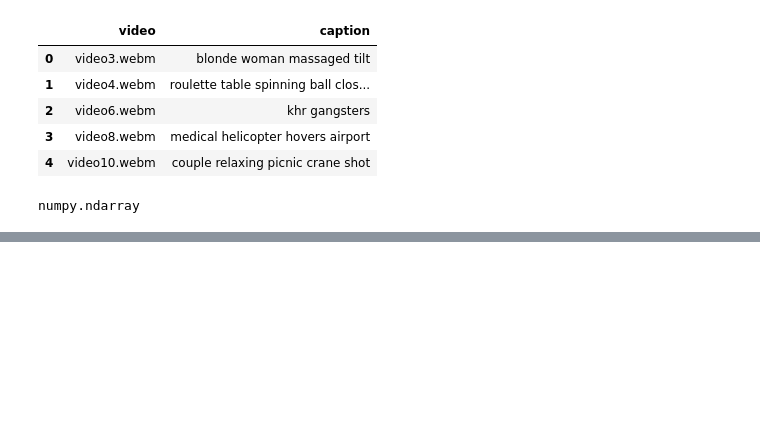
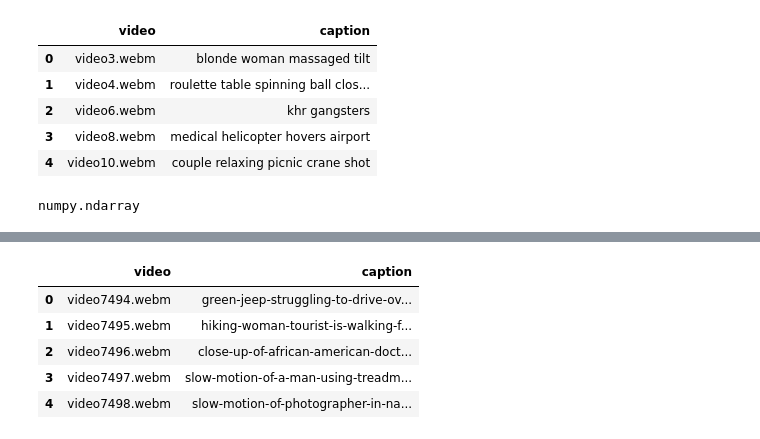
Before and after one commit to vinodkmani/pandas_exercises, a Jupyter notebook: VedioMemorability.ipynb, the cells around one changed output, grey strips where cells are left out. Drawn from its saved outputs; the diff is of its cells as text; code cells hidden in the pictures; blank space fills up the shorter version.

```diff
--- a/VedioMemorability.ipynb
+++ b/VedioMemorability.ipynb
@@ -267,0 +312,12 @@ Spearman's correlation coefficient : 0.041
+# %%
+captions_test_path ='/content/drive/My Drive/MachineLearning/CA684_Assignment/Test-set/Captions_test/test-set-1_video-captions.txt'
+captions_test = read_captions(captions_test_path)
+# %%
+captions_test.head()
+# %% [output]
+|  | video | caption |
+| 0 | video7494.webm | green-jeep-struggling-to-drive-ov... |
+| 1 | video7495.webm | hiking-woman-tourist-is-walking-f... |
+| 2 | video7496.webm | close-up-of-african-american-doct... |
+| 3 | video7497.webm | slow-motion-of-a-man-using-treadm... |
+| 4 | video7498.webm | slow-motion-of-photographer-in-na... |
```
Also changed, not shown: parts of 18 cells of this notebook.
